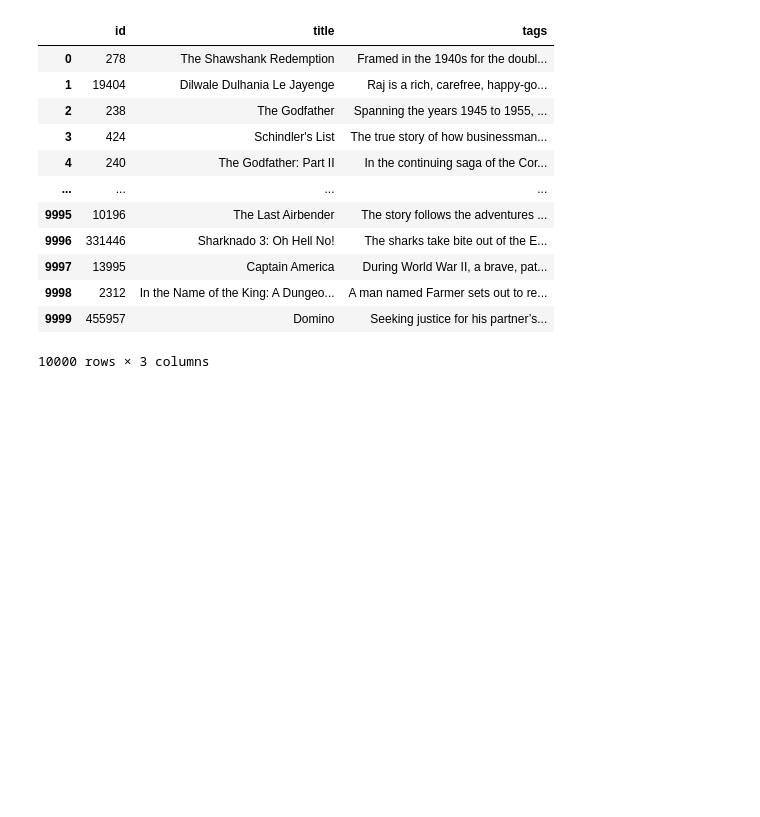
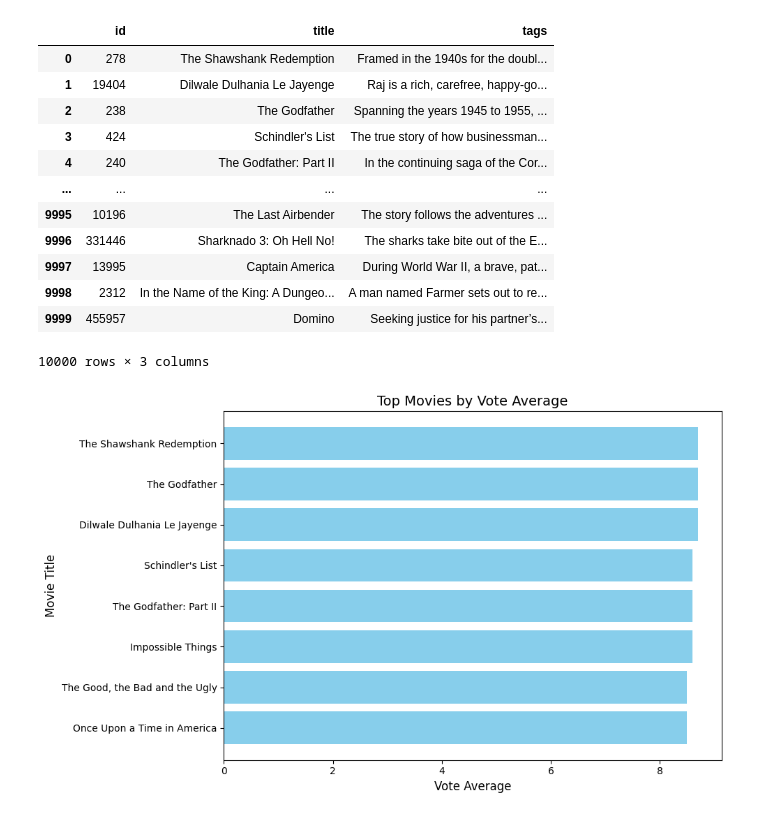
Before and after one commit to Aymen016/Film-recommendation-engine, a Jupyter notebook: Recommendation System.ipynb, the cells around one changed output. Saved outputs shown, nothing was run; the diff lists cells and outputs as text; code cells hidden in the pictures; blank space fills up the shorter version.

```diff
--- a/Recommendation System.ipynb
+++ b/Recommendation System.ipynb
@@ -208,3 +209,17 @@ pickle.load(open('movies_list.pkl', 'rb'))
 | 9998 | 2312 | In the Name of the King: A Dungeo... | A man named Farmer sets out to re... |
 | 9999 | 455957 | Domino | Seeking justice for his partner’s... |
 10000 rows × 3 columns
+# %%
+# Visualization: Top movies by vote average
+plt.figure(figsize=(10, 6))
+top_movies = df.sort_values(by='vote_average', ascending=False).head(8)
+
+plt.barh(top_movies['title'], top_movies['vote_average'], color='skyblue')
+plt.xlabel('Vote Average', fontsize=12)
+plt.ylabel('Movie Title', fontsize=12)
+plt.title('Top Movies by Vote Average', fontsize=14)
+plt.gca().invert_yaxis()  # Invert y-axis for better readability
+plt.tight_layout()
+plt.show()
+# %% [output]
+[figure, added]
```
Also changed, not shown: parts of 1 cell of this notebook.
